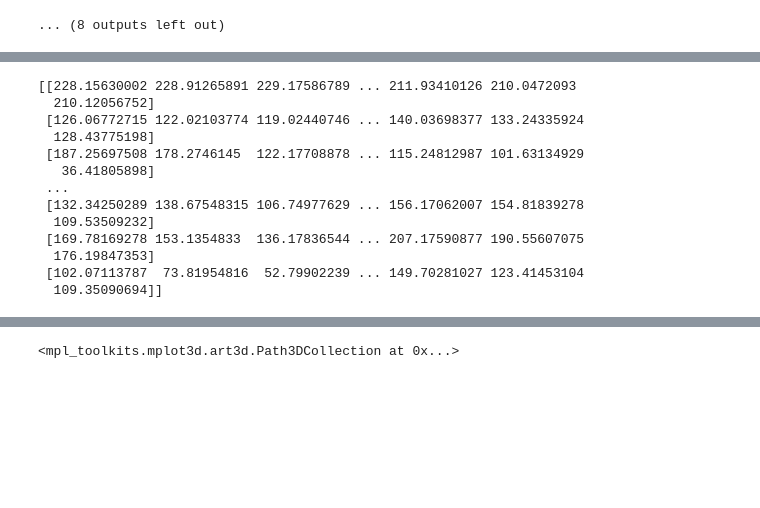
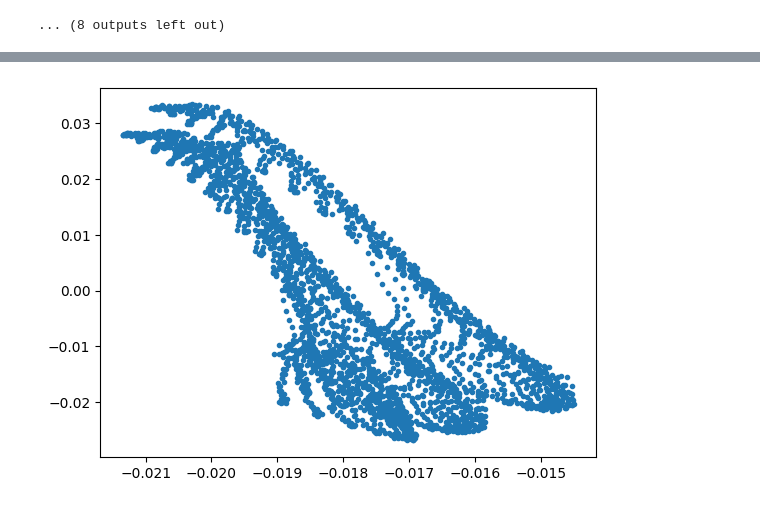
Before and after one commit to skyler-marks/ai-image-detection, a Jupyter notebook: dimensional-reduction.ipynb, the cells around one changed output, grey strips where cells are left out. Saved outputs shown, nothing was run; the diff lists cells and outputs as text; code cells hidden in the pictures; blank space fills up the shorter version.

```diff
--- a/dimensional-reduction.ipynb
+++ b/dimensional-reduction.ipynb
@@ -164,35 +75,13 @@ Average local ID (fake): 15.3852
-# %%
-S_real_reduced = np.concatenate((S_real[:16], np.zeros((len(S_real)-16))))
-real_reduced = U_real@np.diag(S_real_reduced)@V_real
-print(real_reduced)
-# %% [output]
-[[228.15630002 228.91265891 229.17586789 ... 211.93410126 210.0472093
-  210.12056752]
- [126.06772715 122.02103774 119.02440746 ... 140.03698377 133.24335924
-  128.43775198]
- [187.25697508 178.2746145  122.17708878 ... 115.24812987 101.63134929
-   36.41805898]
- ...
- [132.34250289 138.67548315 106.74977629 ... 156.17062007 154.81839278
-  109.53509232]
- [169.78169278 153.1354833  136.17836544 ... 207.17590877 190.55607075
-  176.19847353]
- [102.07113787  73.81954816  52.79902239 ... 149.70281027 123.41453104
-  109.35090694]]
 # %%
 import matplotlib.pyplot as plt
 
 
-%matplotlib notebook
+%matplotlib inline
 
-x_real = V_real[0]
-y_real = V_real[1]
+x_real = (V_real)[0]
+y_real = (V_real)[1]
 z_real = V_real[2]
 fig = plt.figure()
-xyz = fig.add_subplot(projection='3d')
-xyz.scatter(x_real, y_real, z_real, marker='.')
-x_fake = V_fake[0]
-y_fake = V_fake[1]
-z_fake = V_fake[2]
-xyz.scatter(x_fake, y_fake, z_fake, marker='.')
+xyz = fig.add_subplot(111)
+scatter1 = xyz.scatter(x_real, y_real, marker='.')
 # %% [output]
@@ -201 +88 @@ xyz.scatter(x_fake, y_fake, z_fake, marker='.')
-<mpl_toolkits.mplot3d.art3d.Path3DCollection at 0x...>
+[figure, added]
```
Also changed, not shown: parts of 13 cells of this notebook.
